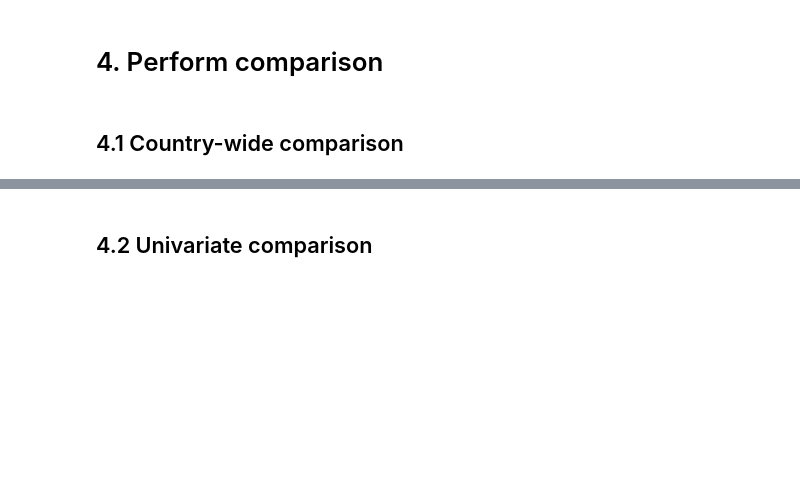
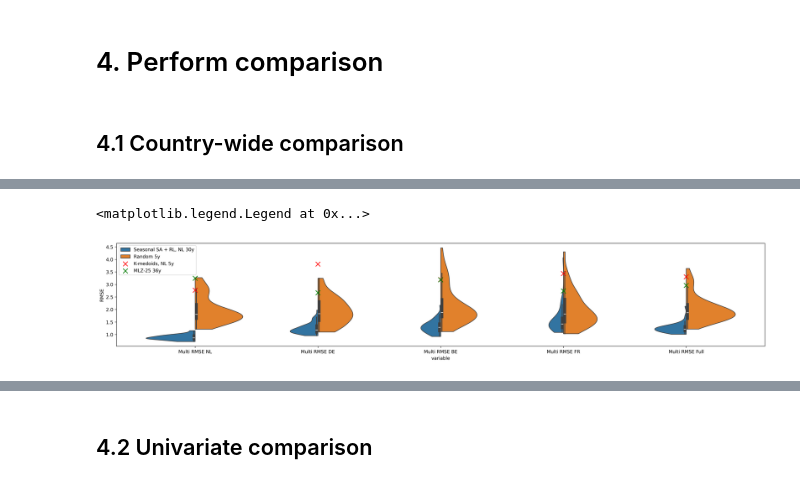
Before and after one commit to bramvanduinen/ClimateYearSelection, a Jupyter notebook: notebooks/04a_evaluate_sa_and_k_medoids.ipynb, the cells around one changed output, grey strips where cells are left out. Saved outputs shown, nothing was run; the diff lists cells and outputs as text; code cells hidden in the pictures; blank space fills up the shorter version.

```diff
--- a/notebooks/04a_evaluate_sa_and_k_medoids.ipynb
+++ b/notebooks/04a_evaluate_sa_and_k_medoids.ipynb
@@ -97,6 +134,11 @@ centroids_k_medoids_load = pd.read_csv(
 centroids_k_medoids_load_sel = centroids_k_medoids_load[
     ["model", "Hydrological_year"]
 ].values
+# %%
+mlz_models = ["cmcc_cm2_sr5", "ec_earth3", "mpi_esm_1_2_hr"]
+mlz_years = range(2025, 2037)
+# combine these models and years into tuples
+mlz_modelyears = list(itertools.product(mlz_models, mlz_years))
 # %% [markdown]
 # 2. Define functions
 # %%
@@ -132,6 +174,7 @@ def qq_multi_rmse(df_metrics):
                 f"{country}_ON_prod",
                 f"{country}_SOLAR_prod",
                 f"{country}_Demand",
+                f"{country}_Residual_load",  # NOTE: JUST ADDED!!
             ]
             multi_rmse = dataset_metrics[
                 dataset_metrics["variable"].isin(multi_rmse_vars)
@@ -214,6 +261,11 @@ for size in sizes:
 df_metrics = qq_univariate_rmse(df_daily, datasets, columns)
 # add multivariate metrics
 df_metrics = qq_multi_rmse(df_metrics)
+
+# add dataset-type column
+df_metrics["dataset_type"] = (
+    df_metrics["dataset"].str.replace(r"\s*\d+\s*$", "", regex=True).str.strip()
+)
 # %%
 # compute Wasserstein
 # TODO: make disjoint
@@ -417,0 +290,47 @@ ax.legend()
+# %%
+# violin plot comparing main SA vs random draw
+
+country_data_main_vs_random = df_metrics.query(
+    "dataset_type in [@LABEL_RUN_ID_MAIN, @LABEL_RUN_ID_MAIN_RANDOM] and variable.str.contains('Multi')"
+)
+country_data_k_medoids = df_metrics.query(
+    "dataset_type == @LABEL_KMEDOIDS and variable.str.contains('Multi')"
+)
+country_data_mlz = df_metrics.query(
+    "dataset_type == 'MLZ-25' and variable.str.contains('Multi')"
+)
+
+fig, ax = plt.subplots(figsize=(25, 4), dpi=300)
+
+# Create violin plot with split violins
+sns.violinplot(
+    data=country_data_main_vs_random,
+    x="variable",
+    y="RMSE",
+    hue="dataset_type",
+    split=True,
+    ax=ax,
+    cut=0,
+)
+ax.scatter(
+    country_data_k_medoids["variable"],
+    country_data_k_medoids["RMSE"],
+    color="red",
+    marker="x",
+    s=100,
+    label=LABEL_KMEDOIDS,
+    zorder=5,
+)
+ax.scatter(
+    country_data_mlz["variable"],
+    country_data_mlz["RMSE"],
+    color="green",
+    marker="x",
+    s=100,
+    label=LABEL_MLZ,
+    zorder=5,
+)
+ax.legend()
+# %% [output]
+<matplotlib.legend.Legend at 0x...>
+[figure, added]
```
Also changed, not shown: parts of 36 cells of this notebook, 15 other files.
